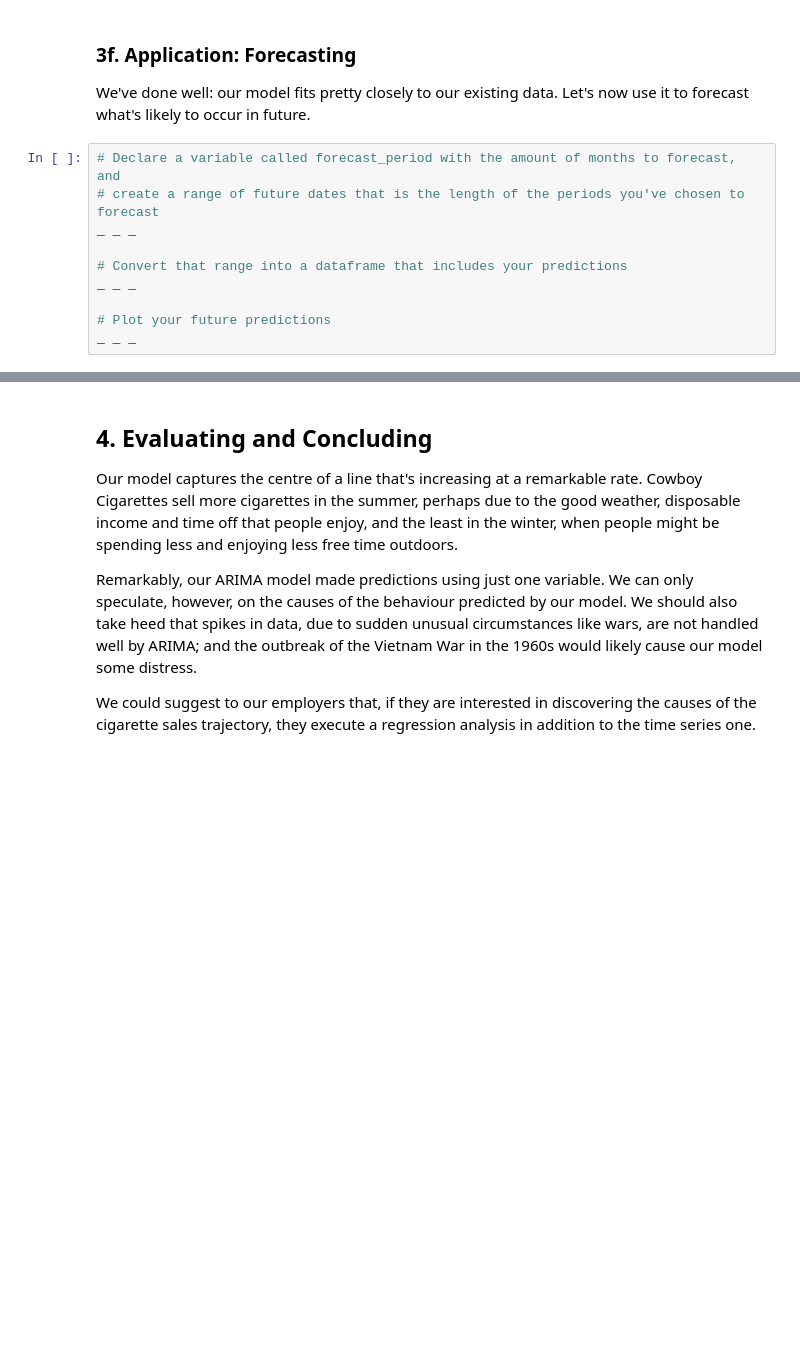
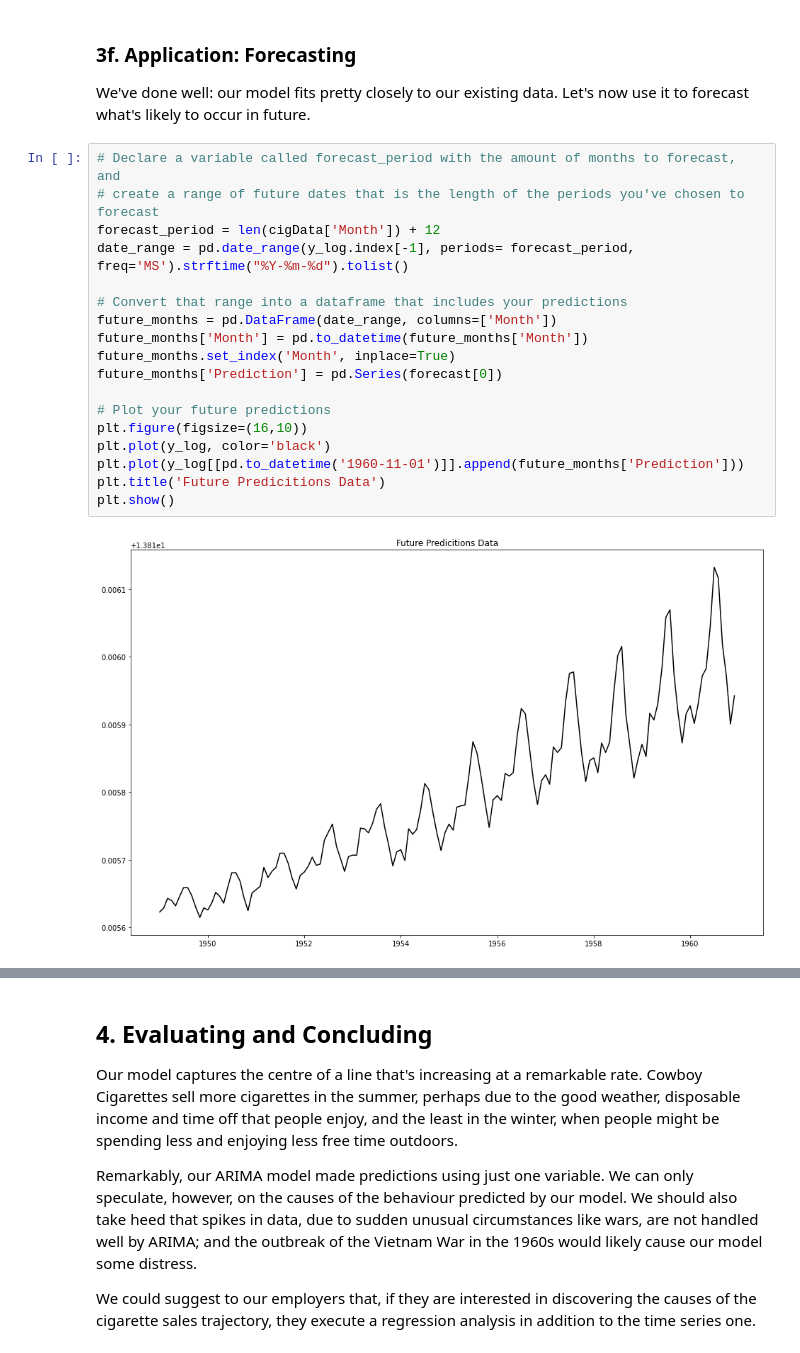
Before and after one commit to evanwmeeks/Springboard, a Jupyter notebook: Case Study - Cowboys and Cigarettes/Cowboy Cigarettes Case Study - Tier 3.ipynb, the cells around one changed output, grey strips where cells are left out. Drawn from its saved outputs; the diff is of its cells as text; blank space fills up the shorter version.

```diff
--- a/Case Study - Cowboys and Cigarettes/Cowboy Cigarettes Case Study - Tier 3.ipynb
+++ b/Case Study - Cowboys and Cigarettes/Cowboy Cigarettes Case Study - Tier 3.ipynb
@@ -440,10 +423,20 @@ We've done well: our model fits pretty closely to our existing data. Let's now u
 # %%
 # Declare a variable called forecast_period with the amount of months to forecast, and
 # create a range of future dates that is the length of the periods you've chosen to forecast
-_ _ _
+forecast_period = len(cigData['Month']) + 12
+date_range = pd.date_range(y_log.index[-1], periods= forecast_period, freq='MS').strftime("%Y-%m-%d").tolist()
 
 # Convert that range into a dataframe that includes your predictions
-_ _ _
+future_months = pd.DataFrame(date_range, columns=['Month'])
+future_months['Month'] = pd.to_datetime(future_months['Month'])
+future_months.set_index('Month', inplace=True)
+future_months['Prediction'] = pd.Series(forecast[0])
 
 # Plot your future predictions
-_ _ _
+plt.figure(figsize=(16,10))
+plt.plot(y_log, color='black')
+plt.plot(y_log[[pd.to_datetime('1960-11-01')]].append(future_months['Prediction']))
+plt.title('Future Predicitions Data')
+plt.show()
+# %% [output]
+[figure, added]
```
Also changed, not shown: parts of 44 cells of this notebook.
